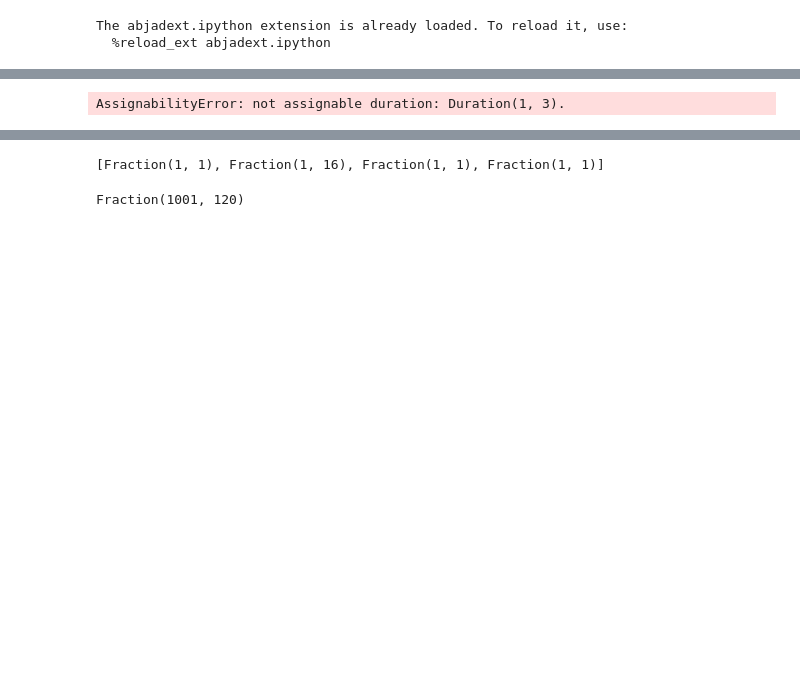
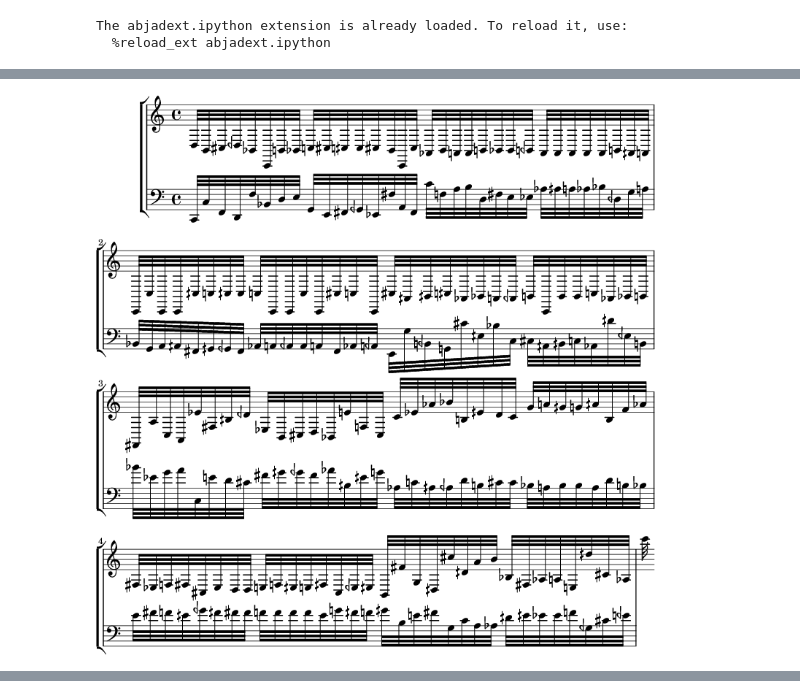
Before and after one commit to kureta/intensive, a Jupyter notebook: Mandelbrot Curves.ipynb, the cells around one changed output, grey strips where cells are left out. Saved outputs shown, nothing was run; the diff lists cells and outputs as text; code cells hidden in the pictures; blank space fills up the shorter version.

```diff
--- a/Mandelbrot Curves.ipynb
+++ b/Mandelbrot Curves.ipynb
@@ -47,17 +56,17 @@ plt.show()
 # %%
-pitches = normalize(mys, -36., 36,)
+pitches = normalize(mys, 0., 48,) - 24
 durations = list(normalize(np.diff(mxs), 1/4, 1)) + [1.]
 durations = [Fraction(d).limit_denominator(4) for d in durations]
 
-notes = [Note(pitch, duration) for pitch, duration in zip(pitches, durations)]
-staff_1 = Staff([n for n in notes if n.written_pitch >= 0])
-staff_2 = Staff([n for n in notes if n.written_pitch < 0])
+notes = [Note(pitch, (1, 32)) for pitch, duration in zip(pitches, durations)]
+staff_1 = Staff(notes[len(notes)//2:])
+staff_2 = Staff(notes[:len(notes)//2])
 staff_group = StaffGroup([staff_1, staff_2])
 leaf = inspect(staff_2).get_leaf(0)
 attach(Clef('bass'), leaf)
 show(staff_group)
 # %% [output]
-AssignabilityError: not assignable duration: Duration(1, 3).
+[figure, added]
 # %%
 play(staff_group)
 # %% [output]
@@ -70,8 +76,0 @@ durations = [Fraction(d).limit_denominator(16) for d in durations]
-# %%
-durations
-# %% [output]
-[Fraction(1, 1), Fraction(1, 16), Fraction(1, 1), Fraction(1, 1)]
-# %%
-sum(durations)
-# %% [output]
-Fraction(1001, 120)
```
Also changed, not shown: parts of 15 cells of this notebook.
